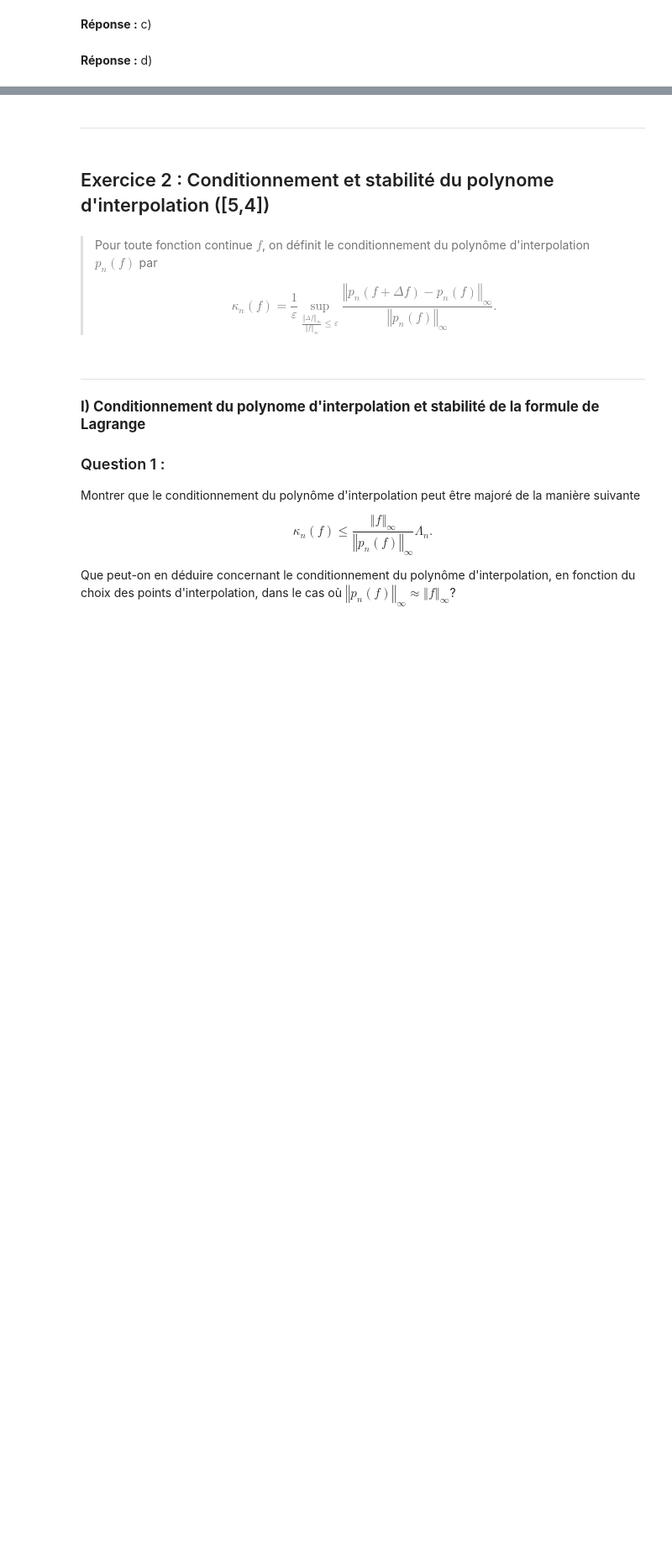
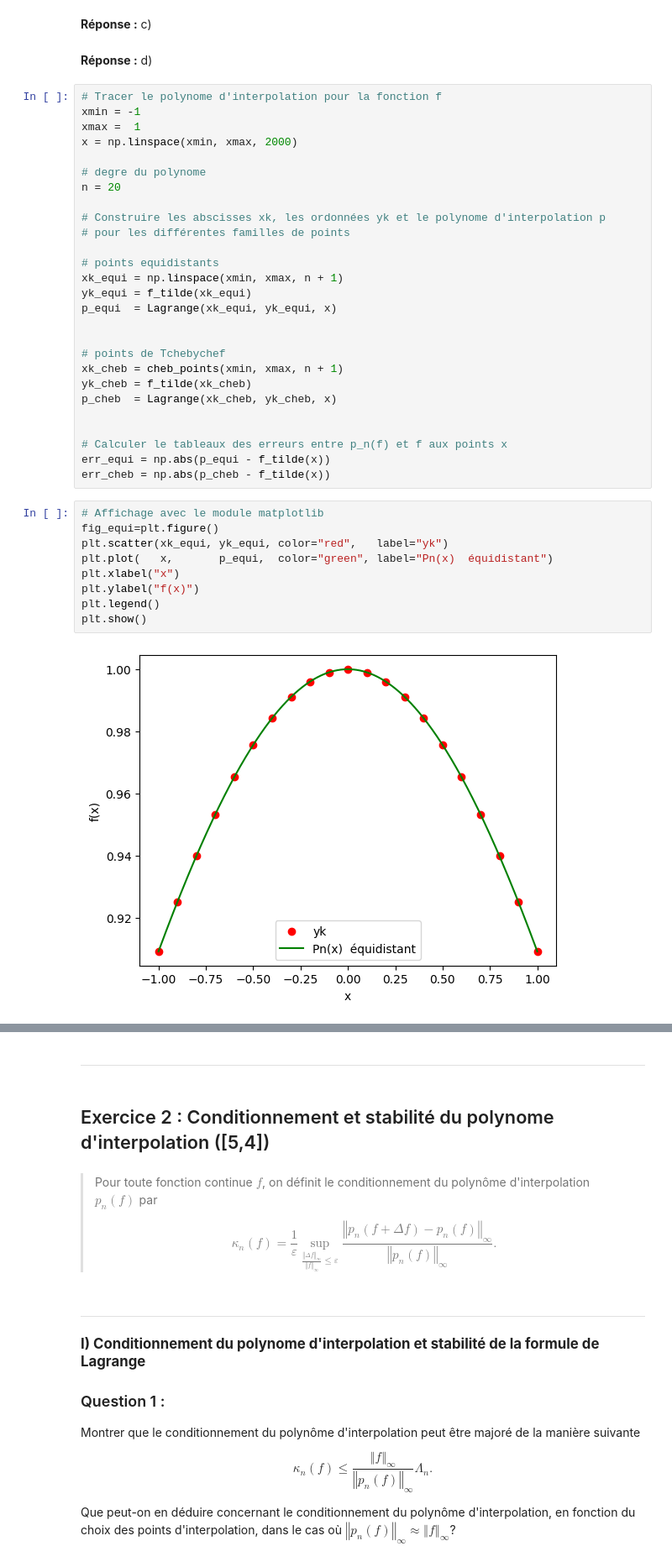
Before and after one commit to Eric-Guerra-Ribeiro/AMP_41012, a Jupyter notebook: pc2.ipynb, the cells around one changed output, grey strips where cells are left out. Shown at 84% size. Saved outputs shown, nothing was run; the diff lists cells and outputs as text; blank space fills up the shorter version.

```diff
--- a/pc2.ipynb
+++ b/pc2.ipynb
@@ -302,3 +379,41 @@ plt.show()
 **Réponse :** c)
 # %% [markdown]
 **Réponse :** d)
+# %%
+# Tracer le polynome d'interpolation pour la fonction f
+xmin = -1
+xmax =  1
+x = np.linspace(xmin, xmax, 2000)
+
+# degre du polynome
+n = 20
+
+# Construire les abscisses xk, les ordonnées yk et le polynome d'interpolation p
+# pour les différentes familles de points
+
+# points equidistants
+xk_equi = np.linspace(xmin, xmax, n + 1)
+yk_equi = f_tilde(xk_equi)
+p_equi  = Lagrange(xk_equi, yk_equi, x)
+
+
+# points de Tchebychef
+xk_cheb = cheb_points(xmin, xmax, n + 1)
+yk_cheb = f_tilde(xk_cheb)
+p_cheb  = Lagrange(xk_cheb, yk_cheb, x)
+
+
+# Calculer le tableaux des erreurs entre p_n(f) et f aux points x
+err_equi = np.abs(p_equi - f_tilde(x))
+err_cheb = np.abs(p_cheb - f_tilde(x))
+# %%
+# Affichage avec le module matplotlib
+fig_equi=plt.figure()
+plt.scatter(xk_equi, yk_equi, color="red",   label="yk")
+plt.plot(   x,       p_equi,  color="green", label="Pn(x)  équidistant")
+plt.xlabel("x")
+plt.ylabel("f(x)")
+plt.legend()
+plt.show()
+# %% [output]
+[figure, added]
```
Also changed, not shown: parts of 26 cells of this notebook.
